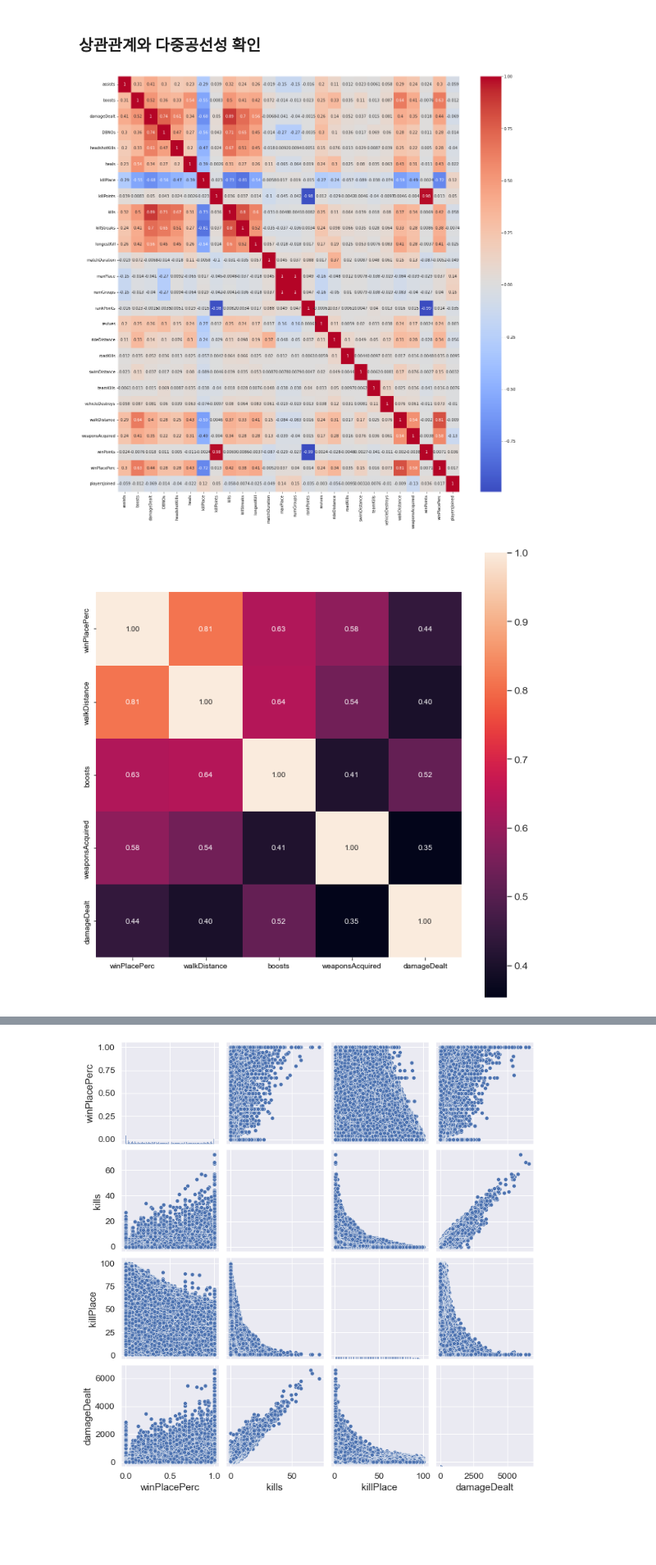
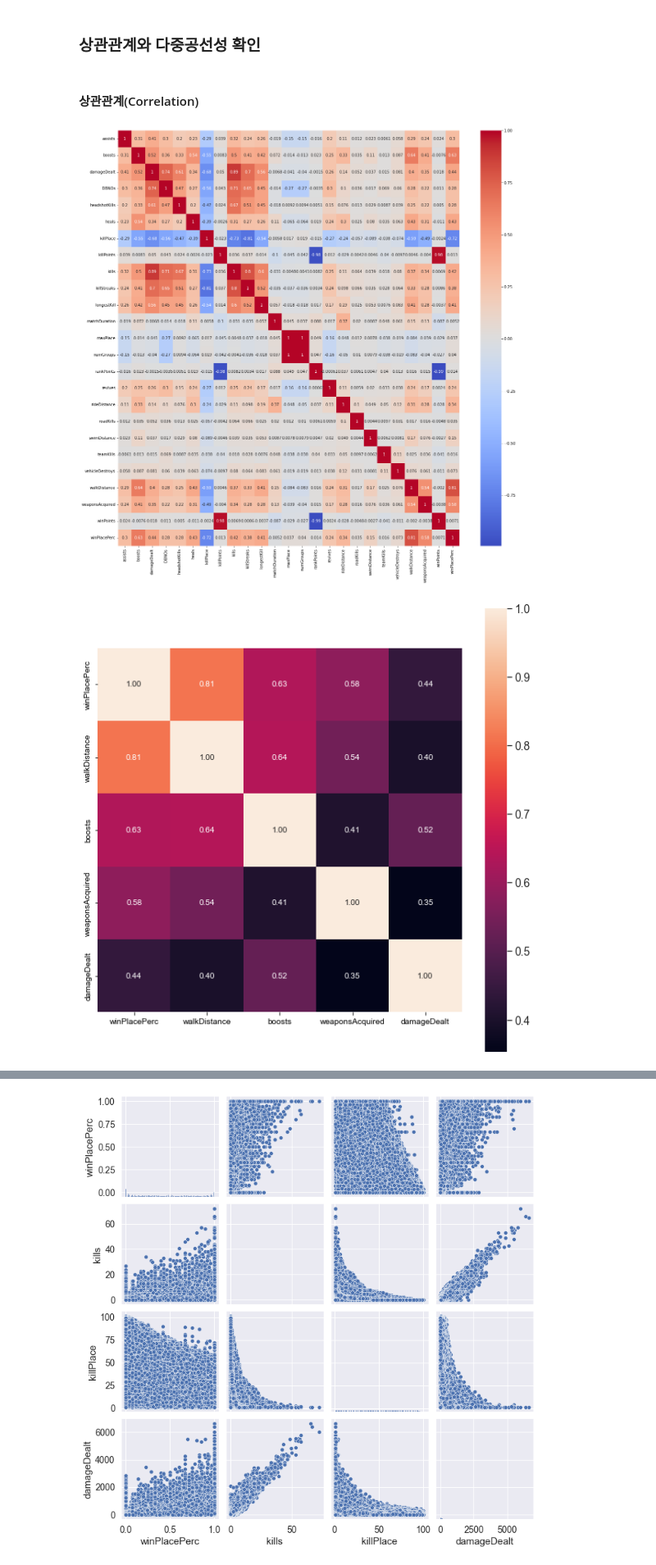
Before and after one commit to Modelling-project/pubg_modelling, a Jupyter notebook: 허재호_pubg_modelling.ipynb, the cells around one changed output, grey strips where cells are left out. Shown at 82% size. Saved outputs shown, nothing was run; the diff lists cells and outputs as text; code cells hidden in the pictures; blank space fills up the shorter version.

```diff
--- a/허재호_pubg_modelling.ipynb
+++ b/허재호_pubg_modelling.ipynb
@@ -175,5 +165,2 @@ train[train.winPlacePerc.isna()]
 # %%
 train = train.dropna(axis=0)
-# %%
-# train = train.drop(["Id", "groupId","matchId"], axis=1)
-train = train.drop(["Id", "groupId"], axis=1)
@@ -1101,8 +166,0 @@ train_flare = train.loc[train["matchType"].isin(flare)]
-# %%
-train['playersJoined'] = train.groupby('matchId')['matchId'].transform('count')
-data = train.copy()
-data = data[data['playersJoined']>49]
-plt.figure(figsize=(15,10))
-sns.countplot(data['playersJoined'])
-plt.title("Players Joined",fontsize=15)
-plt.show()
@@ -1150,18 +167,19 @@ train[train['rankPoints'] == -1]
 # %% [markdown]
 ### 상관관계와 다중공선성 확인
+# %% [markdown]
+#### 상관관계(Correlation)
 # %%
 plt.figure(figsize=(20,20))
 sns.heatmap(train.corr(),cmap='coolwarm',annot=True)
 plt.show()
 # %% [output]
-[figure, old version]
+[figure, new version]
 # %%
-k = 5
-f,ax = plt.subplots(figsize=(11, 11))
-cols = train.corr().nlargest(k, 'winPlacePerc')['winPlacePerc'].index
+f,ax = plt.subplots(figsize=(10, 10))
+cols = train.corr().nlargest(5, 'winPlacePerc')['winPlacePerc'].index
 cm = np.corrcoef(train[cols].values.T)
 sns.set(font_scale=1.25)
-hm = sns.heatmap(cm, cbar=True, annot=True, square=True, fmt='.2f', annot_kws={'size': 10}, yticklabels=cols.values, xticklabels=cols.values)
+sns.heatmap(cm, cbar=True, annot=True, square=True, fmt='.2f', annot_kws={'size': 10}, yticklabels=cols.values, xticklabels=cols.values)
 plt.show()
 # %% [output]
-[figure, old version]
+[figure, new version]
```
Also changed, not shown: parts of 201 cells of this notebook.
